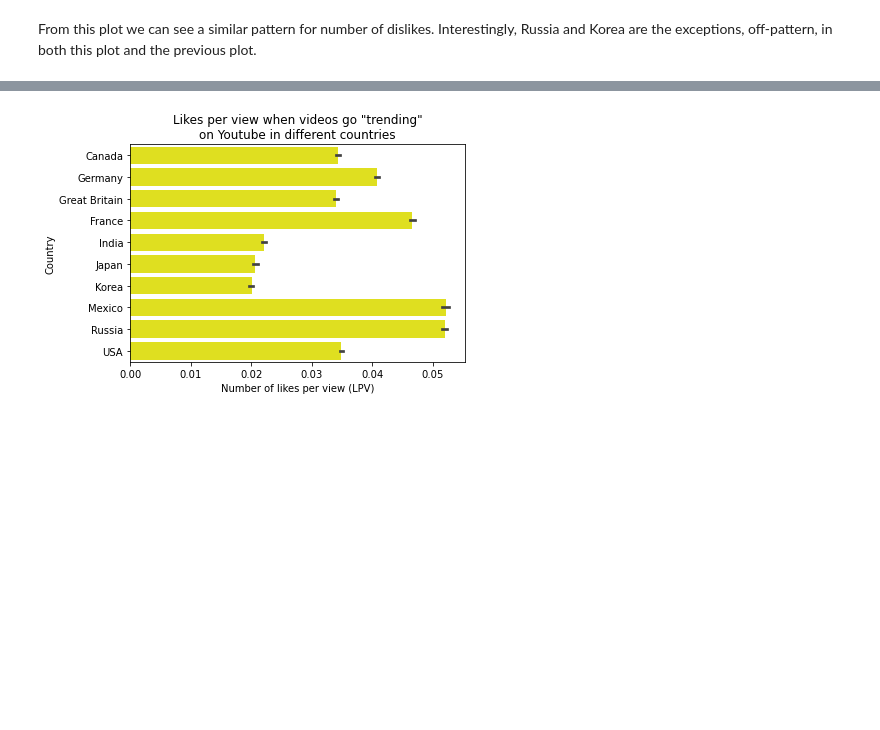
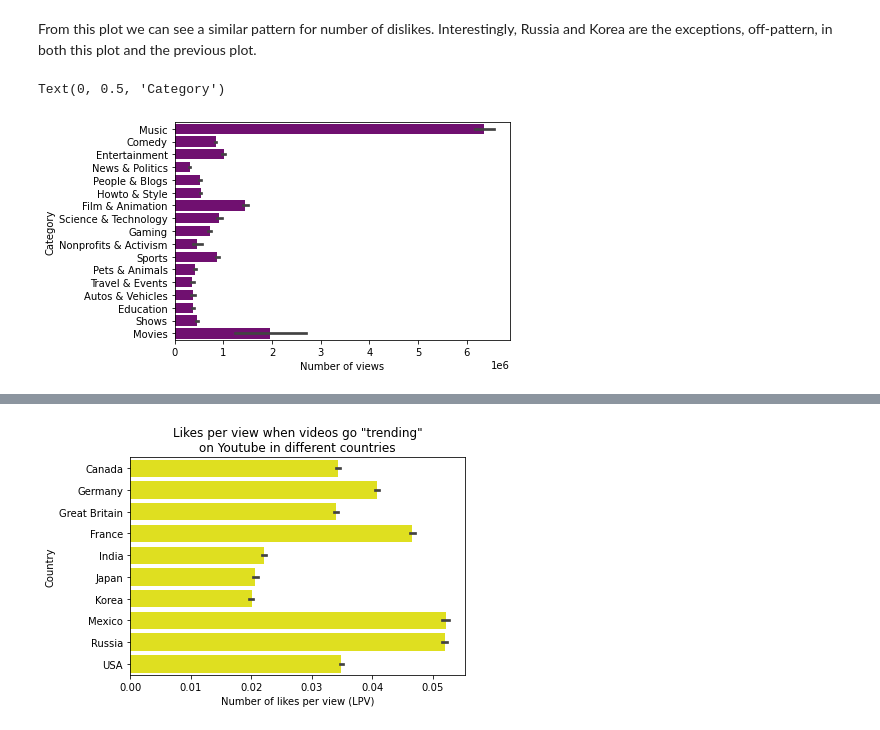
Before and after one commit to data301-2020-winter1/course-project-group_6013, a Jupyter notebook: analysis/guilherme(durvan)/milestone2.ipynb, the cells around one changed output, grey strips where cells are left out. Cells and saved outputs as stored; diff of their text form; code cells hidden in the pictures; blank space fills up the shorter version.

```diff
--- a/analysis/guilherme(durvan)/milestone2.ipynb
+++ b/analysis/guilherme(durvan)/milestone2.ipynb
@@ -84,3 +82,13 @@ p3 = sns.barplot(y=df['Country'],x=df['dislikes'], color="royalblue",  order = [
 # %% [markdown]
 From this plot we can see a similar pattern for number of dislikes.
 Interestingly, Russia and Korea are the exceptions, off-pattern, in both this plot and the previous plot.
+# %%
+#p6 = sns.FacetGrid(df, row="category_id")
+#p6.map_dataframe(sns.barplot, x=df['Country'],y=df['LPV'])
+p7 = sns.barplot(y=df['category_id'],x=df['views'], color = 'purple')
+plot.xlabel("Number of views")
+plot.ylabel("Category")
+#**Category 10 (Music) has far more views than other categories! Category 30 (Movies) is the second largest, and has the widest variation. \n Autos & Vehicles become trending with so few views**
+# %% [output]
+Text(0, 0.5, 'Category')
+[figure, added]
```
Also changed, not shown: parts of 14 cells of this notebook, 1 other file.
